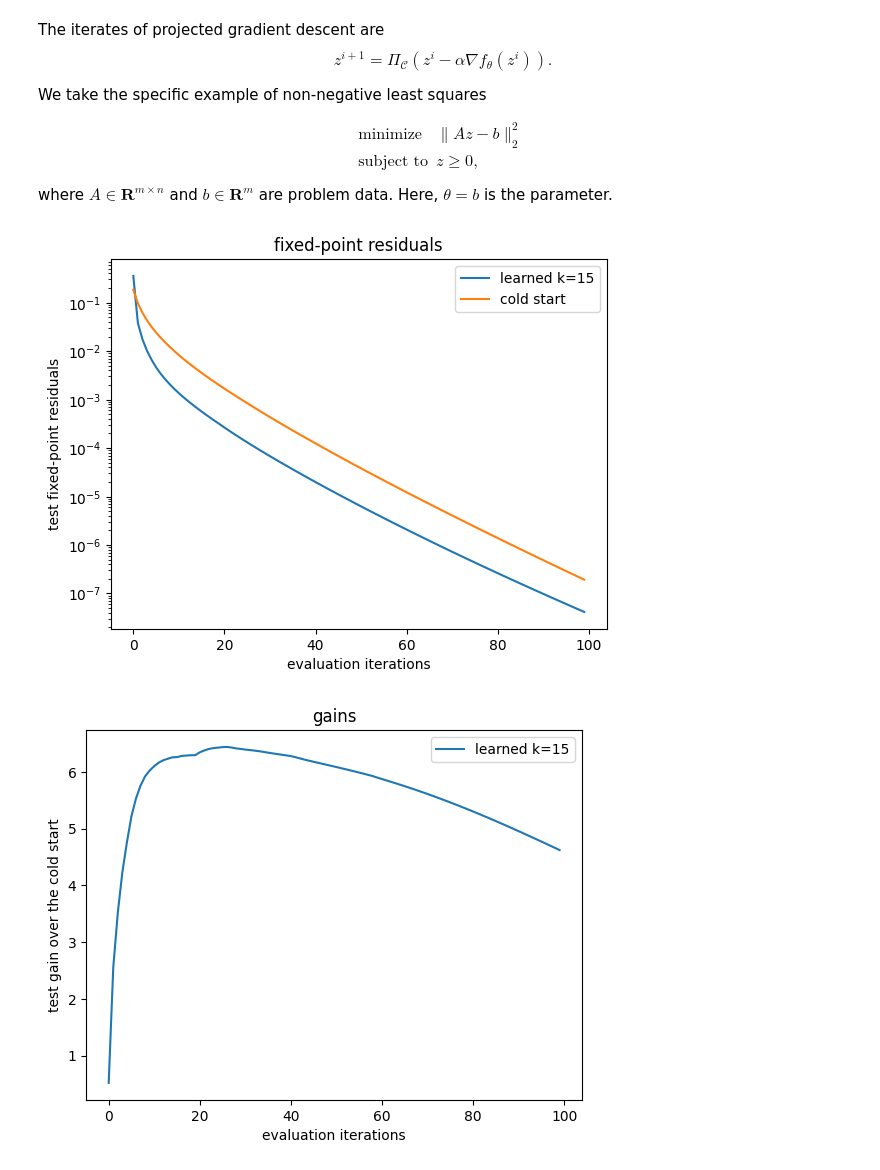
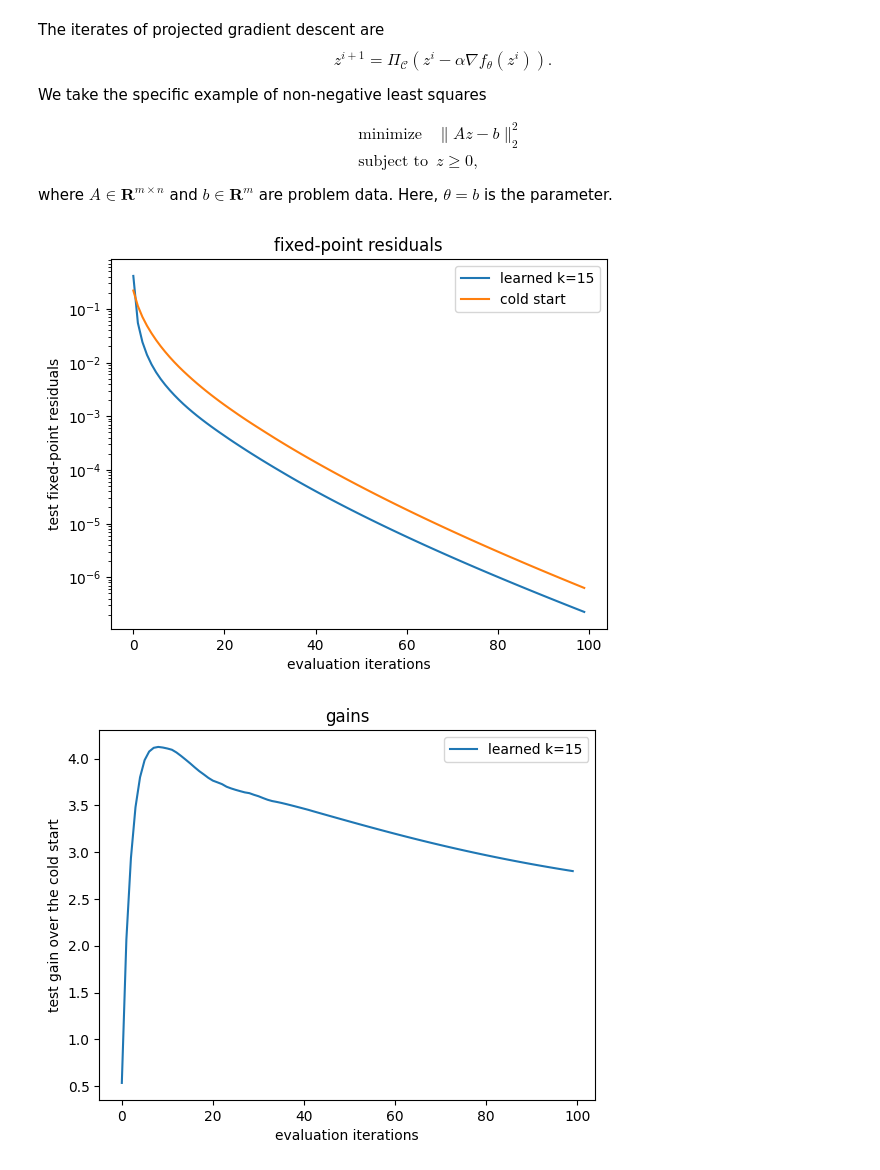
Before and after one commit to stellatogrp/l2ws, a Jupyter notebook: tutorials/favorite_algo_tutorial.ipynb, the cells around one changed output. Saved outputs shown, nothing was run; the diff lists cells and outputs as text; code cells hidden in the pictures.

```diff
--- a/tutorials/favorite_algo_tutorial.ipynb
+++ b/tutorials/favorite_algo_tutorial.ipynb
@@ -45,16 +38,17 @@ where $A \in \mathbf{R}^{m \times n}$ and $b \in \mathbf{R}^{m}$ are problem dat
 Here, $\theta = b$ is the parameter.
 # %%
 # setup
+key = jax.random.PRNGKey(1701)
 N_train = 5000
 N_test = 100
 N = N_train + N_test
 m, n = 50, 25
 
 # generate a single random A matrix
-A = jnp.array(np.random.normal(size=(m, n)))
+A = jax.random.normal(key=key, shape=(m, n))
 
 # generate N different b vectors
-b_mat = jnp.array(np.random.normal(size=(N, m)))
+b_mat = jax.random.normal(key=key, shape=(N, m))
 
 evals, evecs = jnp.linalg.eigh(A.T @ A)
 step = 1 / jnp.max(evals)
@@ -114,61 +108,58 @@ algo_dict = dict(algorithm='proj_gd',
                     n=n,
                     fixed_point_fn=proj_gd_fixed_point
                     )
-proj_gd_model = ProjGDmodel(train_unrolls=train_unrolls,
-                     train_inputs=train_inputs,
-                     test_inputs=test_inputs,
-                     z_stars_train=z_stars_train,
-                     z_stars_test=z_stars_test,
-                     regression=False,
-                     nn_cfg=nn_cfg,
-                     algo_dict=algo_dict)
+optimizer = ProjGDmodel(train_unrolls=train_unrolls,
+                        train_inputs=train_inputs,
+                        test_inputs=test_inputs,
+                        z_stars_train=z_stars_train,
+                        z_stars_test=z_stars_test,
+                        regression=False,
+                        nn_cfg=nn_cfg,
+                        algo_dict=algo_dict)
 # %%
 # cold start evaluation
 eval_iters = 100
-init_eval_out = proj_gd_model.evaluate(
-    eval_iters, test_inputs, b_mat_test, z_stars=z_stars_test, fixed_ws=False)
+init_eval_out = optimizer.evaluate(eval_iters, test_inputs, b_mat_test, z_stars=z_stars_test, fixed_ws=False)
 init_test_losses = init_eval_out[1][1].mean(axis=0)
 # %%
 # train the proj_gd_model
-params, state = proj_gd_model.params, proj_gd_model.state
+params, state = optimizer.params, optimizer.state
 num_epochs = 1000
 train_losses = jnp.zeros(num_epochs)
 for i in range(num_epochs):
-    train_result = proj_gd_model.train_full_batch(params, state)
+    train_result = optimizer.train_full_batch(params, state)
     loss, params, state = train_result
     train_losses = train_losses.at[i].set(loss)
 
-proj_gd_model.params, proj_gd_model.state = params, state
+optimizer.params, optimizer.state = params, state
 
 # full evaluation on the test set
-final_eval_out = proj_gd_model.evaluate(
-    eval_iters, test_inputs, b_mat_test, z_stars=z_stars_test, fixed_ws=False)
+final_eval_out = optimizer.evaluate(eval_iters, test_inputs, b_mat_test, z_stars=z_stars_test, fixed_ws=False)
 final_test_losses = final_eval_out[1][1].mean(axis=0)
 # %%
 plt.plot(final_test_losses, label=f"learned k={train_unrolls}")
 plt.plot(init_test_losses, label='cold start')
 plt.yscale('log')
 plt.title('fixed-point residuals')
 plt.ylabel('test fixed-point residuals')
 plt.xlabel('evaluation iterations')
 plt.legend()
 plt.show()
 
 plt.plot(init_test_losses / final_test_losses, label=f"learned k={train_unrolls}")
 plt.title('gains')
 plt.ylabel('test gain over the cold start')
 plt.xlabel('evaluation iterations')
 plt.legend()
 plt.show()
 
 plt.plot(train_losses)
 plt.yscale('log')
 plt.ylabel('loss')
 plt.xlabel('epochs')
 plt.yscale('log')
 plt.title('training losses')
-plt.legend()
 plt.show()
 # %% [output]
-[figure, old version]
+[figure, new version]
-[figure, old version]
+[figure, new version]
```
Also changed, not shown: parts of 2 cells of this notebook, 5 other files.
